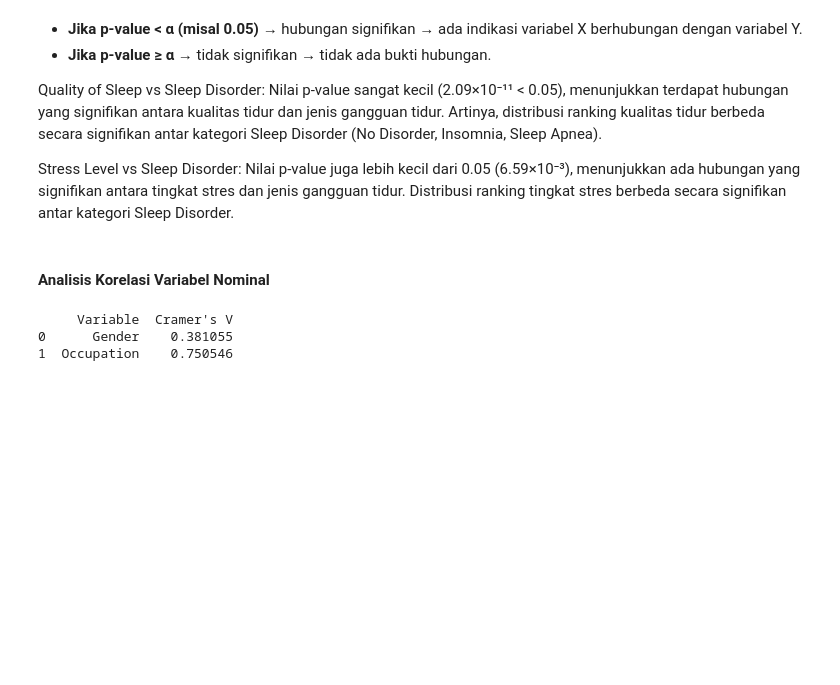
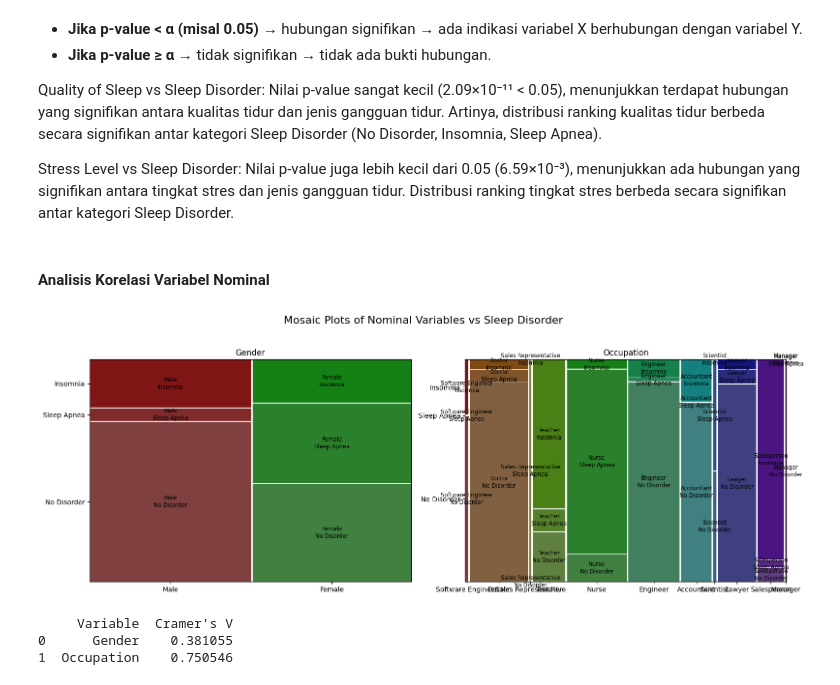
Before and after one commit to Qozuu/EDA-Project-EAS, a Jupyter notebook: sleep_eda.ipynb, the cells around one changed output. Drawn from its saved outputs; the diff is of its cells as text; code cells hidden in the pictures; blank space fills up the shorter version.

```diff
--- a/sleep_eda.ipynb
+++ b/sleep_eda.ipynb
@@ -273,6 +299,23 @@ Quality of Sleep vs Sleep Disorder: Nilai p-value sangat kecil (2.09×10⁻¹¹
 Stress Level vs Sleep Disorder: Nilai p-value juga lebih kecil dari 0.05 (6.59×10⁻³), menunjukkan ada hubungan yang signifikan antara tingkat stres dan jenis gangguan tidur. Distribusi ranking tingkat stres berbeda secara signifikan antar kategori Sleep Disorder.
 # %% [markdown]
 #### Analisis Korelasi Variabel Nominal
+# %%
+nominal_vars = ['Gender', 'Occupation']
+fig, axes = plt.subplots(1, len(nominal_vars), figsize=(16, 6))
+
+for ax, col in zip(axes, nominal_vars):
+    mosaic(
+        df,
+        [col, 'Sleep Disorder'],
+        ax=ax
+    )
+    ax.set_title(col)
+
+fig.suptitle('Mosaic Plots of Nominal Variables vs Sleep Disorder', fontsize=16)
+plt.tight_layout(rect=[0, 0, 1, 0.95])
+plt.show()
+# %% [output]
+[figure, added]
 # %%
 from scipy.stats import chi2_contingency
 
```
Also changed, not shown: parts of 10 cells of this notebook.
